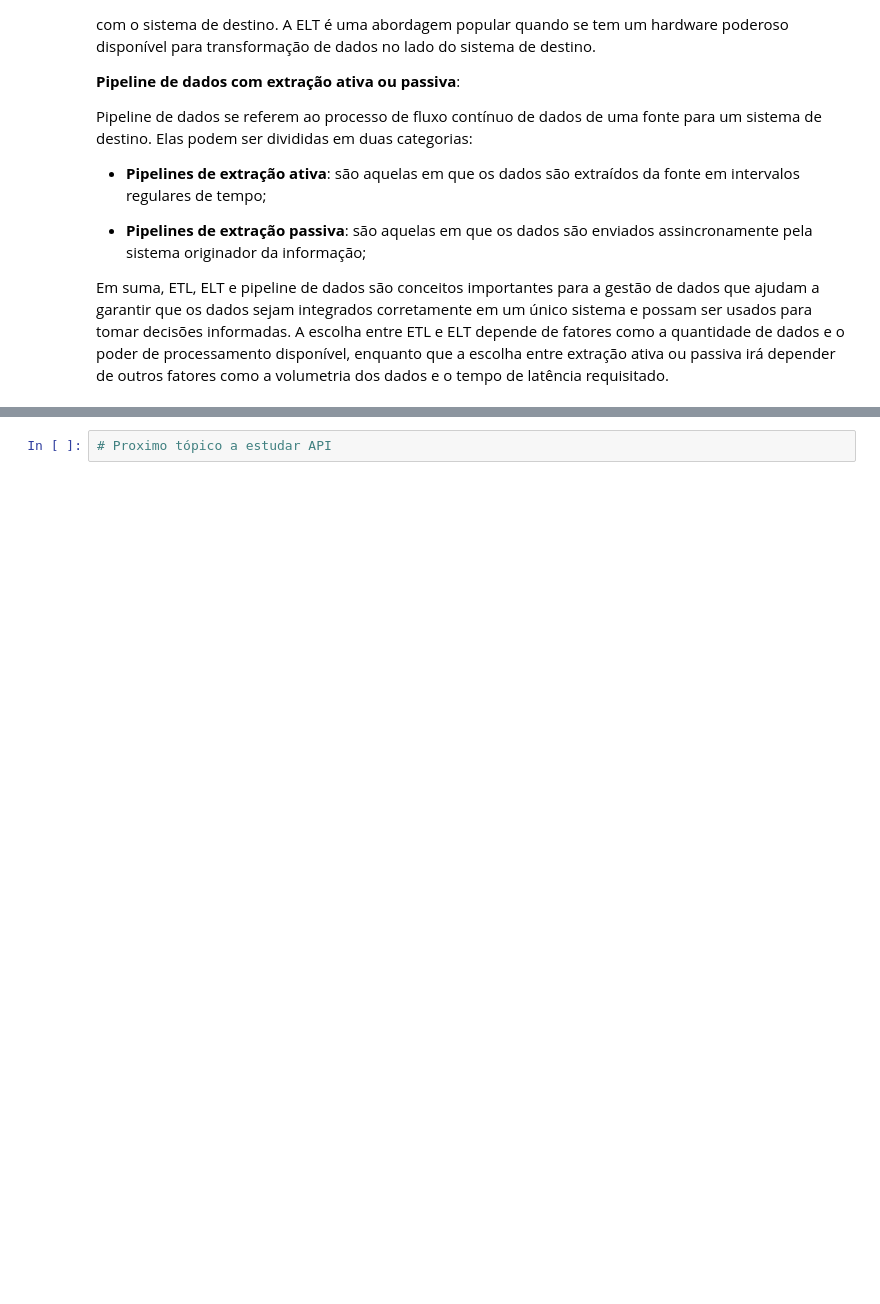
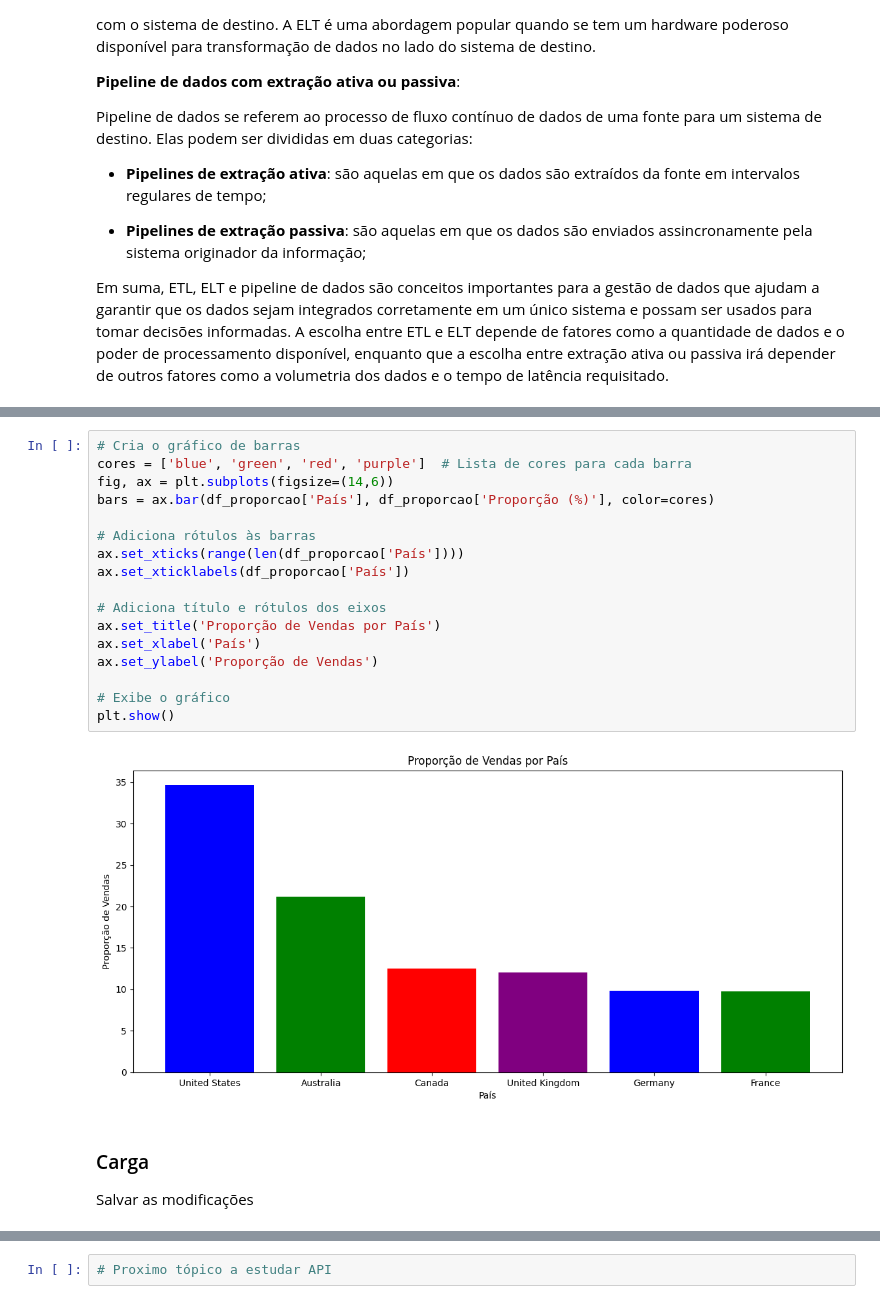
Before and after one commit to JhonCostaDev/Ada-Coders-2024, a Jupyter notebook: data_engineering/extracao_dados/aula_1/aula_1.ipynb, the cells around one changed output, grey strips where cells are left out. Saved outputs shown, nothing was run; the diff lists cells and outputs as text; blank space fills up the shorter version.

```diff
--- a/data_engineering/extracao_dados/aula_1/aula_1.ipynb
+++ b/data_engineering/extracao_dados/aula_1/aula_1.ipynb
@@ -143 +208,23 @@ df
+# %%
+# Cria o gráfico de barras
+cores = ['blue', 'green', 'red', 'purple']  # Lista de cores para cada barra
+fig, ax = plt.subplots(figsize=(14,6))
+bars = ax.bar(df_proporcao['País'], df_proporcao['Proporção (%)'], color=cores)
+
+# Adiciona rótulos às barras
+ax.set_xticks(range(len(df_proporcao['País'])))
+ax.set_xticklabels(df_proporcao['País'])
+
+# Adiciona título e rótulos dos eixos
+ax.set_title('Proporção de Vendas por País')
+ax.set_xlabel('País')
+ax.set_ylabel('Proporção de Vendas')
+
+# Exibe o gráfico
+plt.show()
+# %% [output]
+[figure, added]
+# %% [markdown]
+### Carga
+Salvar as modificações
 # %%
```
Also changed, not shown: parts of 21 cells of this notebook, 3 other files.
